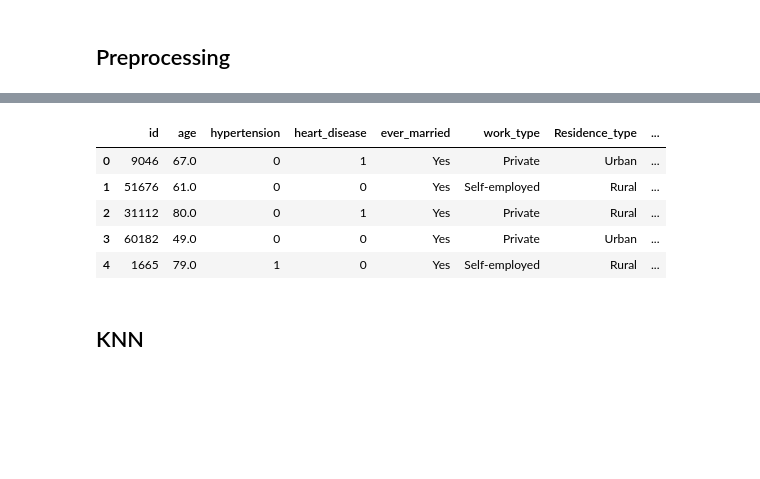
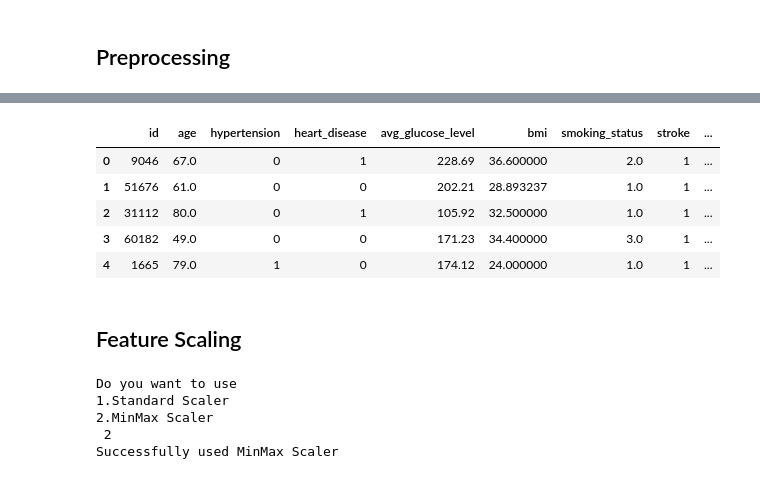
Before and after one commit to 123krish123456/Automated-Data-Analysis, a Jupyter notebook: Main.ipynb, the cells around one changed output, grey strips where cells are left out. Cells and saved outputs as stored; diff of their text form; code cells hidden in the pictures; blank space fills up the shorter version.

```diff
--- a/Main.ipynb
+++ b/Main.ipynb
@@ -156,12 +169,13 @@ Ordinal encoding successful
 # %%
 #preview changes
-df.head()
+df2=df
+df2.head()
 # %% [output]
-|  | id | age | hypertension | heart_disease | ever_married | work_type | Residence_type | ... |
-| 0 | 9046 | 67.0 | 0 | 1 | Yes | Private | Urban | ... |
-| 1 | 51676 | 61.0 | 0 | 0 | Yes | Self-employed | Rural | ... |
-| 2 | 31112 | 80.0 | 0 | 1 | Yes | Private | Rural | ... |
-| 3 | 60182 | 49.0 | 0 | 0 | Yes | Private | Urban | ... |
-| 4 | 1665 | 79.0 | 1 | 0 | Yes | Self-employed | Rural | ... |
+|  | id | age | hypertension | heart_disease | avg_glucose_level | bmi | smoking_status | stroke | ... |
+| 0 | 9046 | 67.0 | 0 | 1 | 228.69 | 36.600000 | 2.0 | 1 | ... |
+| 1 | 51676 | 61.0 | 0 | 0 | 202.21 | 28.893237 | 1.0 | 1 | ... |
+| 2 | 31112 | 80.0 | 0 | 1 | 105.92 | 32.500000 | 1.0 | 1 | ... |
+| 3 | 60182 | 49.0 | 0 | 0 | 171.23 | 34.400000 | 3.0 | 1 | ... |
+| 4 | 1665 | 79.0 | 1 | 0 | 174.12 | 24.000000 | 1.0 | 1 | ... |
 # %% [markdown]
-## KNN
+## Feature Scaling
@@ -167,0 +193,14 @@ df.head()
+# %%
+choice=int(input("Do you want to use\n1.Standard Scaler\n2.MinMax Scaler\n"))
+if choice==1:
+    stdscale()
+    print("Successfully used Standard Scaler")
+else:
+    minmax()
+    print("Successfully used MinMax Scaler")
+# %% [output]
+Do you want to use
+1.Standard Scaler
+2.MinMax Scaler
+ 2
+Successfully used MinMax Scaler
```
Also changed, not shown: parts of 13 cells of this notebook.
